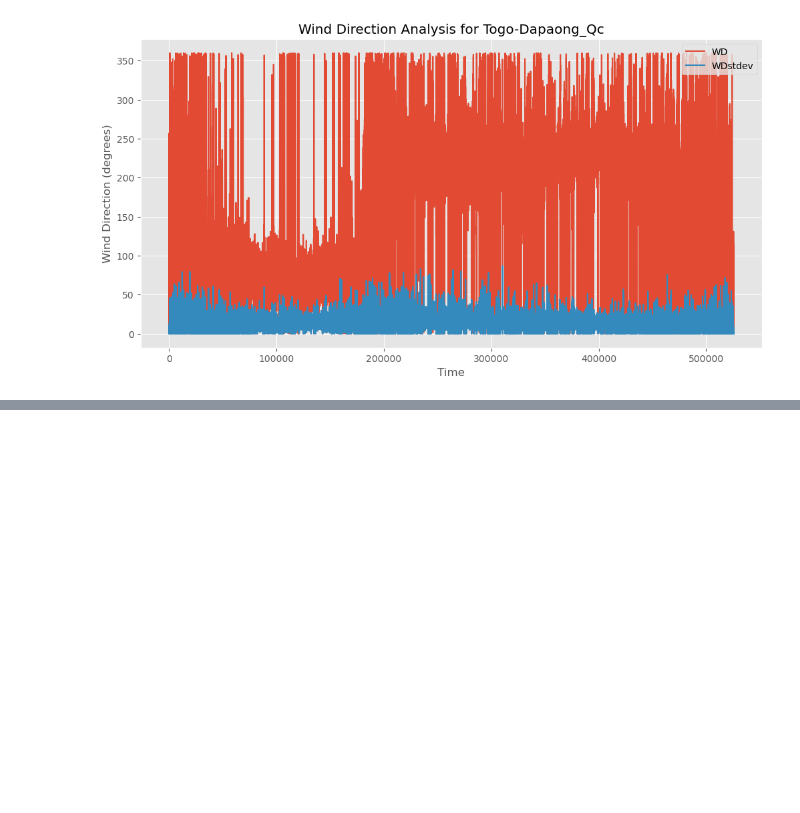
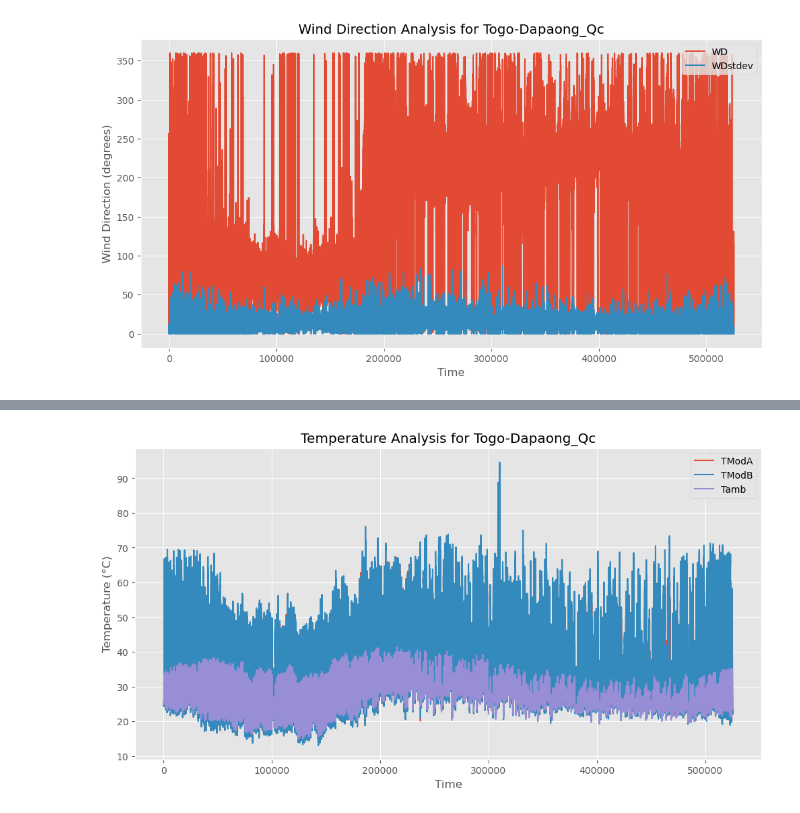
Before and after one commit to nebiyu-ethio/SolarData-Analysis, a Jupyter notebook: notebooks/EDA.ipynb, the cells around one changed output, grey strips where cells are left out. Saved outputs shown, nothing was run; the diff lists cells and outputs as text; code cells hidden in the pictures; blank space fills up the shorter version.

```diff
--- a/notebooks/EDA.ipynb
+++ b/notebooks/EDA.ipynb
@@ -580,0 +599,8 @@ plt.show()
+# %%
+dt[['TModA', 'TModB', 'Tamb']].plot(figsize=(12, 6))
+plt.title('Temperature Analysis for Togo-Dapaong_Qc')
+plt.xlabel('Time')
+plt.ylabel('Temperature (°C)')
+plt.show()
+# %% [output]
+[figure, added]
```
Also changed, not shown: parts of 7 cells of this notebook.
